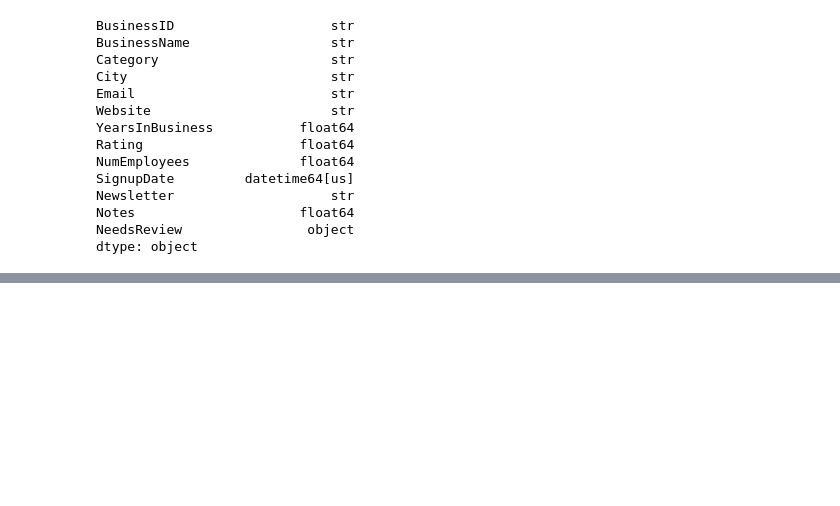
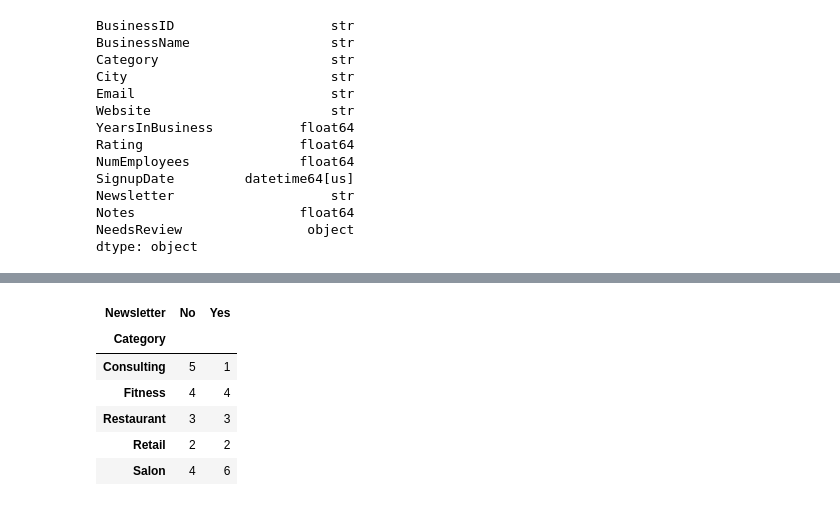
Before and after one commit to JunayedMh/pandas_prac, a Jupyter notebook: Aug_20/cleaning.ipynb, the cells around one changed output, grey strips where cells are left out. Cells and saved outputs as stored; diff of their text form; code cells hidden in the pictures; blank space fills up the shorter version.

Commit message:
Update execution counts in cleaning notebook and add exploratory data analysis sections for industry distribution and newsletter adoption

```diff
--- a/Aug_20/cleaning.ipynb
+++ b/Aug_20/cleaning.ipynb
@@ -345,0 +383,10 @@ df.to_csv("Cleaned_Business_data.csv", index=False)
+# %%
+pd.crosstab(df["Category"], df["Newsletter"])
+# %% [output]
+| Newsletter | No | Yes |
+| Category |  |  |
+| Consulting | 5 | 1 |
+| Fitness | 4 | 4 |
+| Restaurant | 3 | 3 |
+| Retail | 2 | 2 |
+| Salon | 4 | 6 |
```
Also changed, not shown: parts of 8 cells of this notebook.
